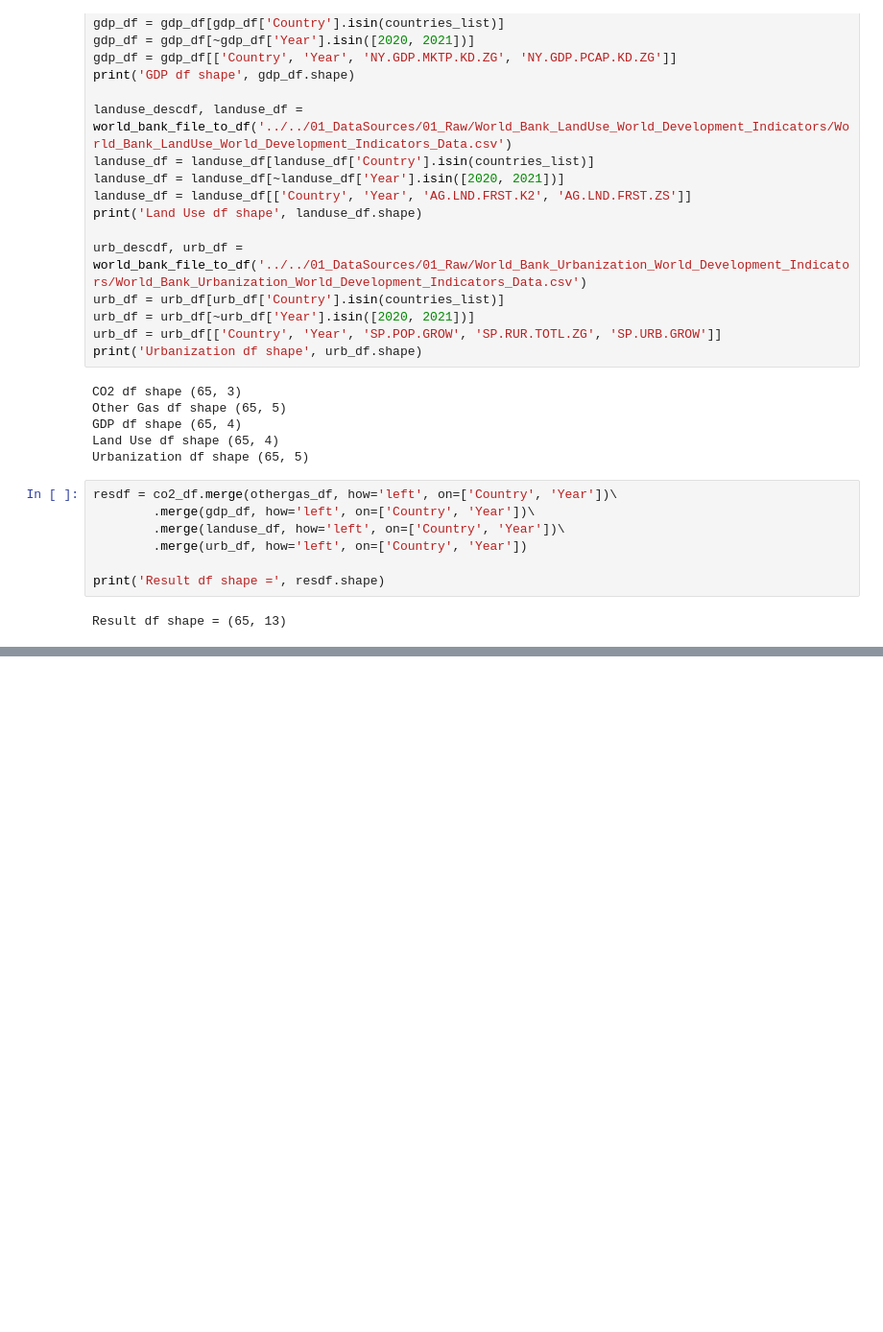
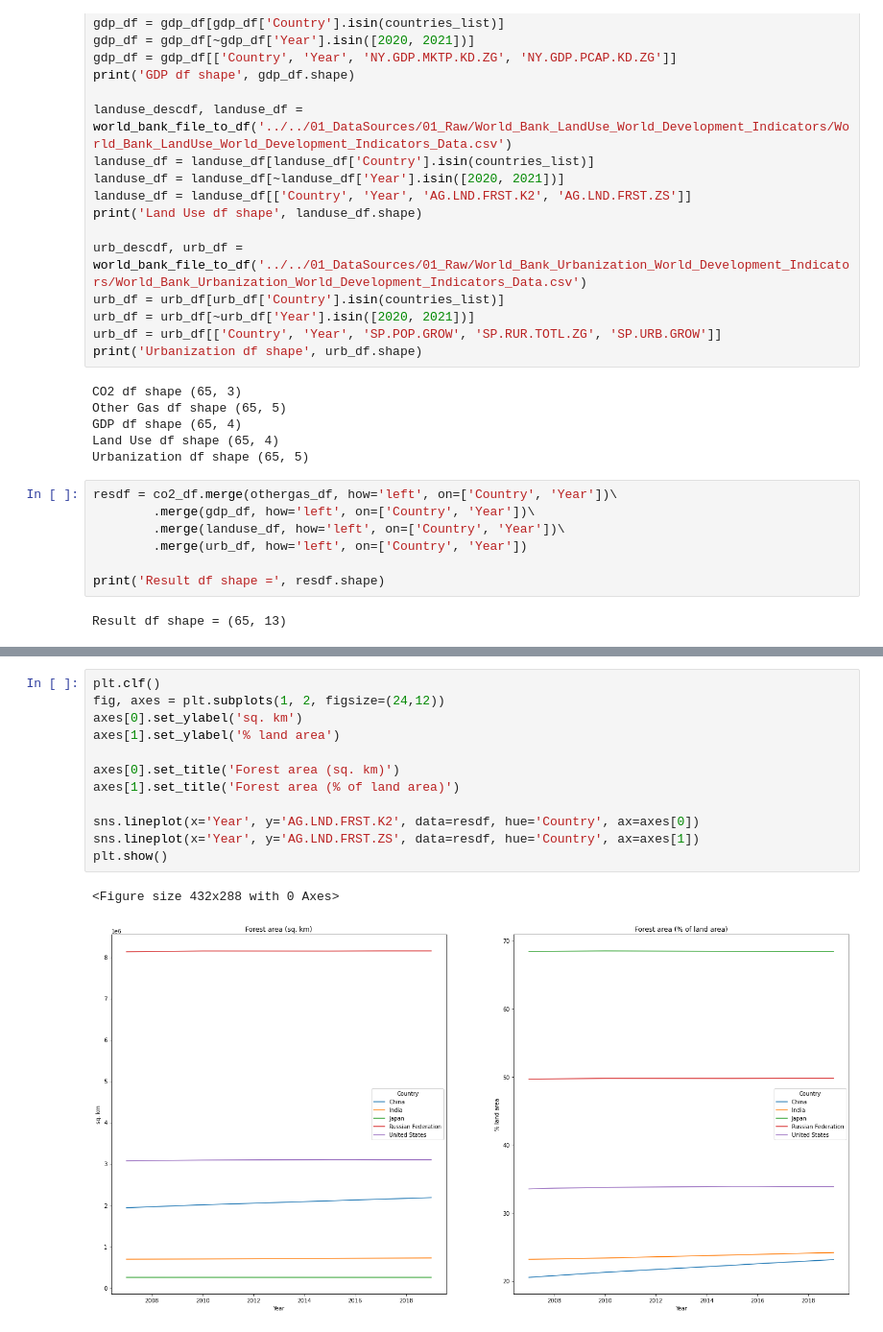
Before and after one commit to jords-santiago/humans_are_pollutants, a Jupyter notebook: 02_SourceCodes/01_Python_JupyterNotebook/02_Analysis_World_Bank_Devt_vs_Environment.ipynb, the cells around one changed output, grey strips where cells are left out. Shown at 96% size. Saved outputs shown, nothing was run; the diff lists cells and outputs as text; blank space fills up the shorter version.

```diff
--- a/02_SourceCodes/01_Python_JupyterNotebook/02_Analysis_World_Bank_Devt_vs_Environment.ipynb
+++ b/02_SourceCodes/01_Python_JupyterNotebook/02_Analysis_World_Bank_Devt_vs_Environment.ipynb
@@ -82,0 +142,15 @@ Result df shape = (65, 13)
+# %%
+plt.clf()
+fig, axes = plt.subplots(1, 2, figsize=(24,12))
+axes[0].set_ylabel('sq. km')
+axes[1].set_ylabel('% land area')
+
+axes[0].set_title('Forest area (sq. km)')
+axes[1].set_title('Forest area (% of land area)')
+
+sns.lineplot(x='Year', y='AG.LND.FRST.K2', data=resdf, hue='Country', ax=axes[0])
+sns.lineplot(x='Year', y='AG.LND.FRST.ZS', data=resdf, hue='Country', ax=axes[1])
+plt.show()
+# %% [output]
+<Figure size 432x288 with 0 Axes>
+[figure, added]
```
Also changed, not shown: parts of 5 cells of this notebook.
